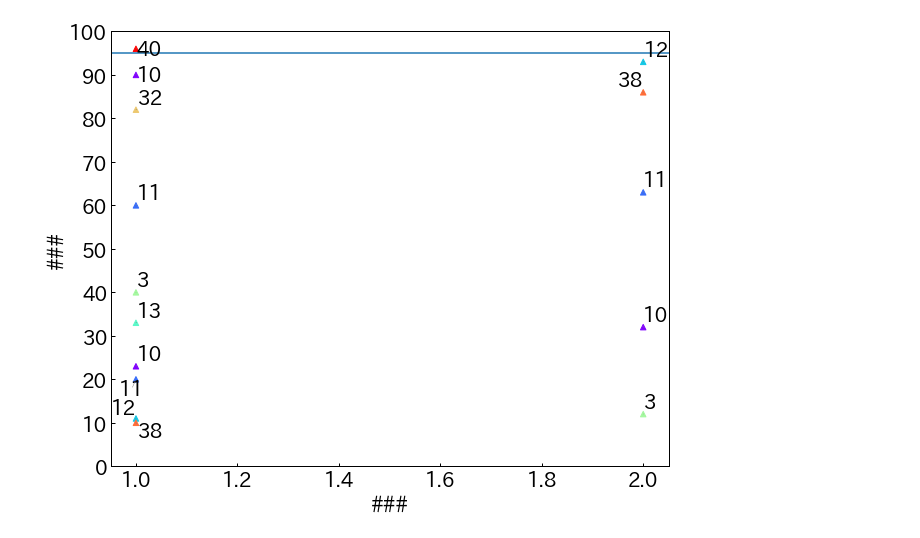
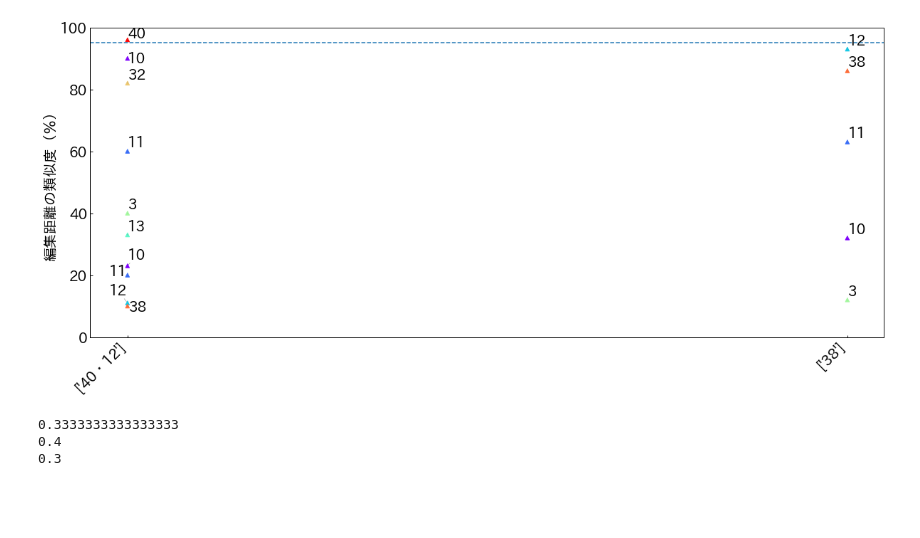
Before and after one commit to sasagg/scripts, a Jupyter notebook: 編集距離の図.ipynb, the cells around one changed output. Saved outputs shown, nothing was run; the diff lists cells and outputs as text; code cells hidden in the pictures; blank space fills up the shorter version.

```diff
--- a/編集距離の図.ipynb
+++ b/編集距離の図.ipynb
@@ -10,41 +10,68 @@ from adjustText import adjust_text
 # %%
 ratios = [[0.96,0.82,0.33,0.23,0.20,0.11,0.1,0.6,0.9,0.4],[0.93,0.86,0.63,0.32,0.12]]
 true = [["40・12"],["38"]]
 predicts = [["40","32","13","10","11","12","38","11","10","3"],["12","38","11","10","3"]]
+index_ = [0,1]
 
 labels = sorted(set([iii for i in predicts for ii in i for iii in ii.split("・")]))
 colors = cm.rainbow(np.linspace(0, 1, len(labels)))
 
 colors_dic = {}
 for i in range(len(labels)):
     colors_dic[labels[i]] = colors[i]
 
-index_ = [0,1]
-#plt.rcParams['font.family'] ='sans-serif'#使用するフォント
 plt.rcParams['xtick.direction'] = 'in'#x軸の目盛線が内向き('in')か外向き('out')か双方向か('inout')
 plt.rcParams['ytick.direction'] = 'in'#y軸の目盛線が内向き('in')か外向き('out')か双方向か('inout')
 plt.rcParams['xtick.major.width'] = 1.0#x軸主目盛り線の線幅
 plt.rcParams['ytick.major.width'] = 1.0#y軸主目盛り線の線幅
 plt.rcParams['font.size'] = 20 #フォントの大きさ
-plt.rcParams['axes.linewidth'] = 1.0# 軸の線幅edge linewidth。囲みの太さ
+plt.rcParams['axes.linewidth'] = 1.0 # 軸の線幅edge linewidth。囲みの太さ
 
-fig, ax = plt.subplots(figsize=(10, 8))
+fig, ax = plt.subplots(figsize=(20, 8))
 #plt.figure(figsize=(10, 8))
 # adjustTextに渡すテキストラベルのリスト
 texts = []
 
 for i in range(len(index_)):
-    plt.scatter([i+1 for ii in range(len(ratios[index_[i]]))], [ii*100 for ii in ratios[index_[i]]], s=30, marker = "^",color =[colors_dic[ii] for ii in predicts[i]])
-
+    plt.scatter( [i+1 for ii in range(len(ratios[index_[i]]))], [ii*100 for ii in ratios[index_[i]]], s=30, marker = "^",color =[colors_dic[ii] for ii in predicts[index_[i]]])
     for ii in range(len(ratios[index_[i]])):
-        plt_text = ax.annotate(predicts[i][ii],xy = (i+1,ratios[index_[i]][ii]*100) )
+        plt_text = ax.annotate(predicts[index_[i]][ii],xy = (i+1,ratios[index_[i]][ii]*100) )
         texts.append(plt_text)
 adjust_text(texts, arrowprops=dict(arrowstyle='-', color='gray', lw=0.5))
-plt.axhline(y=95, xmin =0, xmax=len(index_))
+plt.axhline(y=95, xmin =0, xmax=len(index_), linestyle = "dashed")
 plt.ylim(0,100,10)
-plt.yticks(np.arange(0,101,10),np.arange(0,101,10))
-plt.xlabel("###")
-plt.ylabel("###")
+ax.set_xticks([ii+1 for ii in range(len(index_))])
+ax.set_xticklabels([true[i] for i in index_], rotation=45, ha = "right")
+
+plt.xlabel("")
+plt.ylabel("編集距離の類似度（％）")
 plt.show()
 # %% [output]
-[figure, old version]
+[figure, new version]
+# %%
+from sklearn.metrics import precision_score
+from sklearn.metrics import recall_score
+from sklearn.metrics import accuracy_score
+
+thr = 0.5
+for thr in range(1,100,5):
+    p = 0
+    for i in range(len(ratios)):
+        pred = "・".join(sorted(set([predicts[i][ii] for ii in range(len(ratios[i])) if ratios[i][ii] >= thr])))
+        if true[i] == pred:
+            p = 1
+        y_pred.append(p)
+
+
+
+y_true = [0, 0, 0, 0, 0, 1, 1, 1, 1, 1]
+y_pred = [0, 1, 1, 1, 1, 0, 0, 0, 1, 1]
+
+
+print(precision_score(y_true, y_pred))
+print(recall_score(y_true, y_pred))
+print(accuracy_score(y_true, y_pred))
+# %% [output]
+0.3333333333333333
+0.4
+0.3
```
Also changed, not shown: parts of 6 cells of this notebook.
